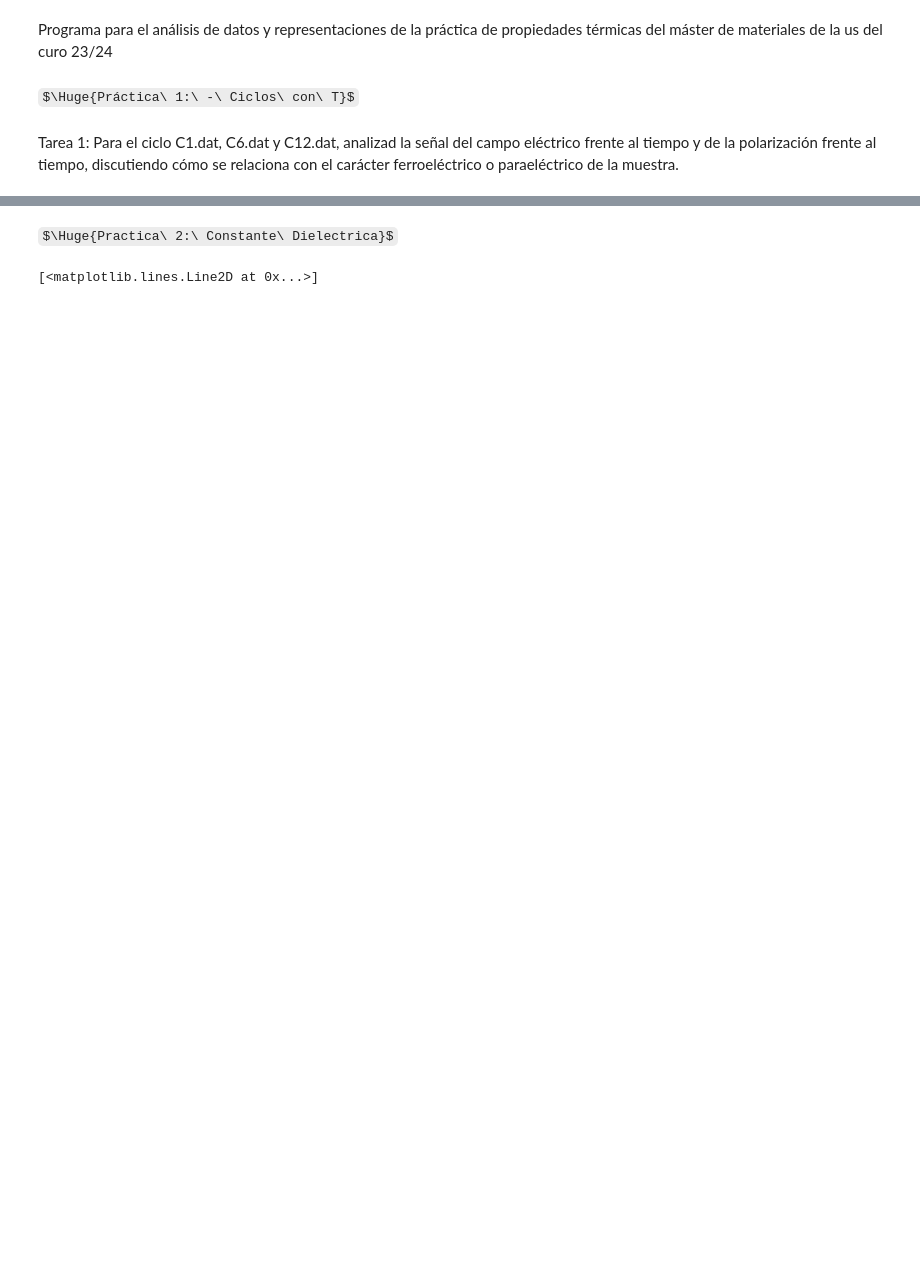
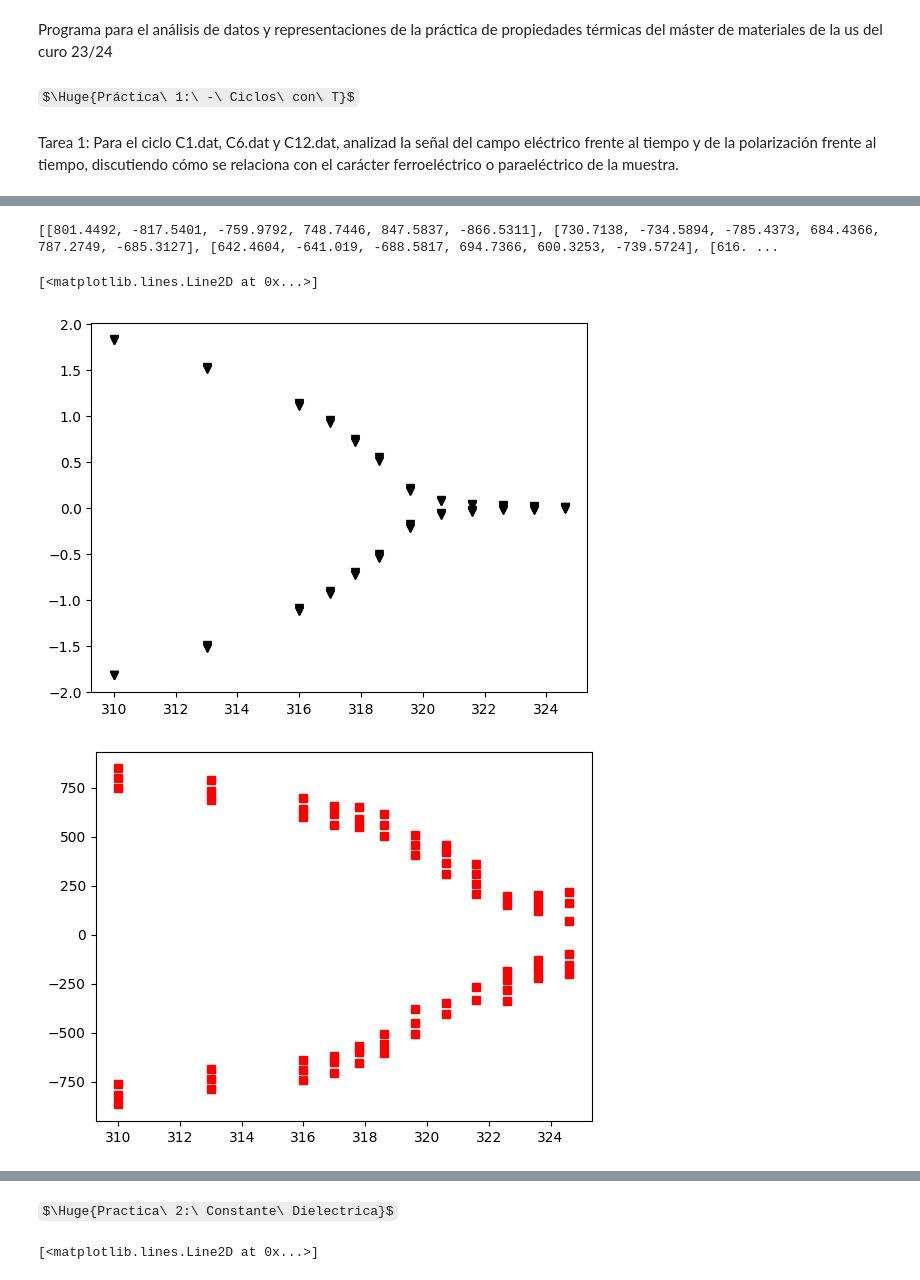
Before and after one commit to albertopeinador/termicas, a Jupyter notebook: lab_termo.ipynb, the cells around one changed output, grey strips where cells are left out. Cells and saved outputs as stored; diff of their text form; code cells hidden in the pictures; some formulas as TeX source; blank space fills up the shorter version.

```diff
--- a/lab_termo.ipynb
+++ b/lab_termo.ipynb
@@ -56,0 +61,42 @@ for i in list_of_cicles:
+# %%
+def r(x, a, b):
+    return a * x + b
+# %%
+#   Cálculo de Pr y Ec
+from scipy.optimize import curve_fit
+Pr = []
+Ec = []
+fig = plt.figure()
+ax = fig.subplots()
+fig2 = plt.figure()
+ax2 = fig2.subplots()
+fig3 = plt.figure()
+ax3 = fig3.subplots()
+for i in list_of_cicles:
+    t_Ec = dtfs[i][1][1].iloc[(dtfs[i][1][2]).abs().argsort()[:6]].to_list()
+    t_Pr = dtfs[i][1][2].iloc[(dtfs[i][1][1]).abs().argsort()[:6]].to_list()
+    Pr.append(t_Pr)
+    Ec.append(t_Ec)
+    for j in range(len(t_Pr)):
+        ax.plot(dtfs[i][0], t_Pr[j], 'kv')
+        ax2.plot(dtfs[i][0], t_Ec[j], 'rs')
+        ax3.plot(dtfs[i][0], t_Pr[j]**2, 'kv')
+#ax.set_yscale('log')
+#ax2.set_yscale('log')
+#ax3.set_yscale('log')
+av_Pr2 = []
+T = []
+for i in range (len (Pr)):
+    av_Pr2.append((Pr[i][0]**2 + Pr[i][1]**2) / 2)
+for i in list_of_cicles:
+    T.append (dtfs[i][0])
+print (Ec)
+par, cov = curve_fit(r, T[:-5], av_Pr2[:-5])
+x = np.linspace(309, 320, 100)
+y = r(x, par[0], par[1])
+ax3.plot(x, y)
+# %% [output]
+[[801.4492, -817.5401, -759.9792, 748.7446, 847.5837, -866.5311], [730.7138, -734.5894, -785.4373, 684.4366, 787.2749, -685.3127], [642.4604, -641.019, -688.5817, 694.7366, 600.3253, -739.5724], [616. ...
+[<matplotlib.lines.Line2D at 0x...>]
+[figure, added]
+[figure, added]
```
Also changed, not shown: parts of 7 cells of this notebook, 3 other files.
